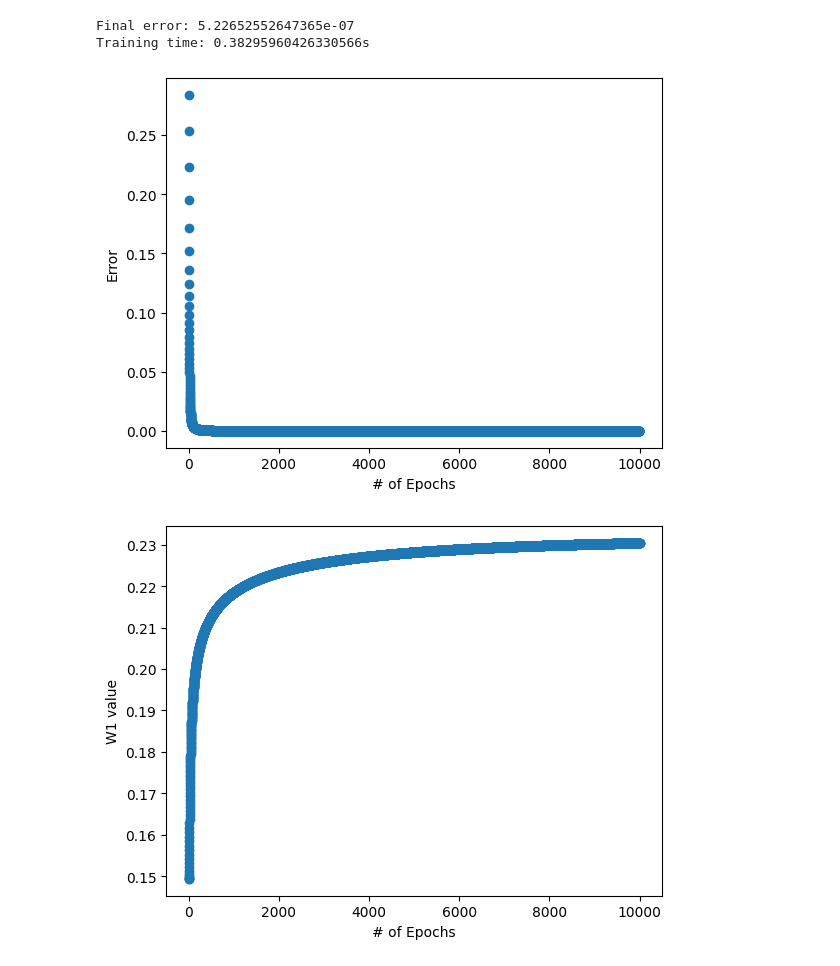
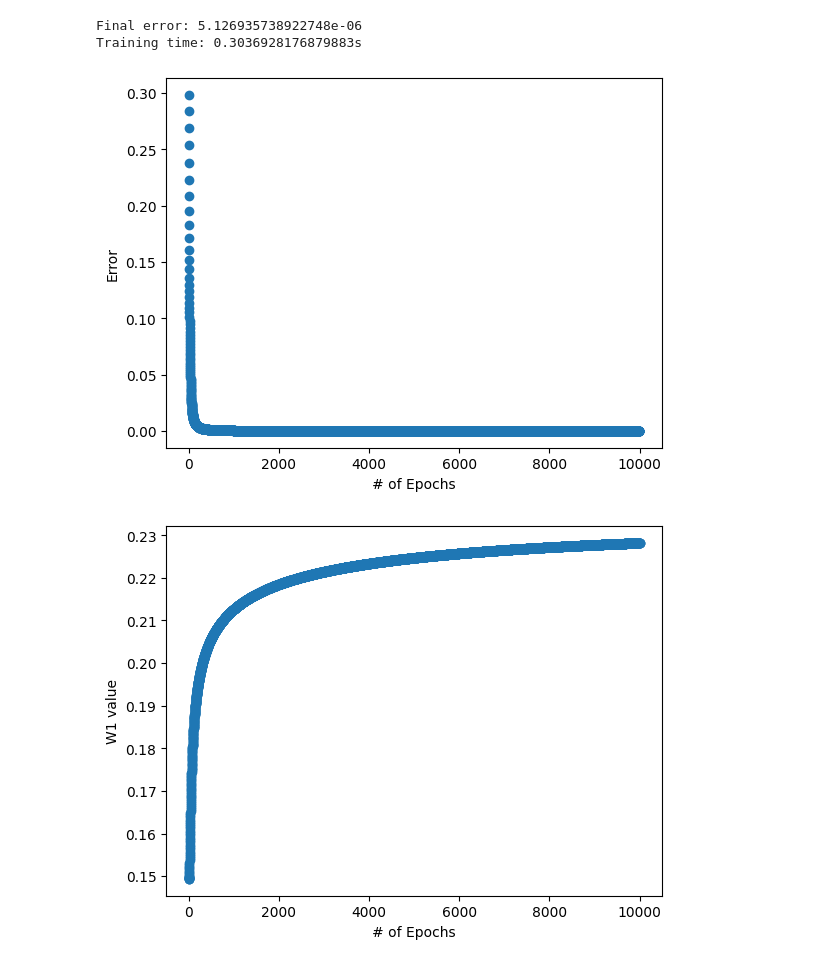
Before and after one commit to sophiastmn/ML_Labs, a Jupyter notebook: NeuralNetworks2.ipynb, the cells around one changed output. Drawn from its saved outputs; the diff is of its cells as text; code cells hidden in the pictures.

```diff
--- a/NeuralNetworks2.ipynb
+++ b/NeuralNetworks2.ipynb
@@ -150,10 +150,15 @@ class Perceptron:
 
 def trainNetwork(nn, points, trainingValues, lv, maxEpochs):
   continue_question = True;
+  #set the initial weights and bias
   nn.setWeights([[[0.15, 0.2], [0.25, 0.3]], [[0.4, 0.45], [0.5, 0.55]]]);
   nn.setBias([[0.35, 0.35], [0.6, 0.6]]);
+
+  #create the data holders
   errorData = [];
   w1Data = [];
+
+  #loop through each epoch and update data holders, check error to see if I should continue (if it's sufficiently low, stop early)
   for i in range(maxEpochs):
     error1 = epoch(nn, points, trainingValues, lv);
     errorData.append(error1);
@@ -170,11 +175,15 @@ def calculateError(training, actual):
     return sum/len(training);
 
 def epoch(nn, points, trainingValues, lv):
-  for p in points:
-    a = nn.calculateOutputs(points);
-    error = calculateError(trainingValues, a[-1]);
-    wChange = nn.adjustWeights(a, trainingValues, lv, p);
-    bChange = nn.adjustBias(a, trainingValues, lv, p);
+  for i, p in enumerate(points):
+    #run the forward pass on the point
+    a = nn.calculateOutputs(p);
+    #calculate the error at the point
+    error = calculateError(trainingValues[i], a[-1]);
+
+    #run the backward pass on the point
+    wChange = nn.adjustWeights(a, trainingValues[i], lv, p);
+    bChange = nn.adjustBias(a, trainingValues[i], lv, p);
   return error;
 
 
@@ -192,37 +201,37 @@ def main():
   #give the training values
   trainingValues = [[0.01, 0.99]];
 
   #make a network
   nn = NeuralNetwork();
   nn.createPerceptrons([2, 2], points, [2, 2, 2]);
 
   #train the perceptron
   startTime = time.time();
   errorData, w1Data = trainNetwork(nn, points, trainingValues, learningVariable, maxEpochs);
   endTime = time.time();
   print(f"Final error: {errorData[-1]}");
   print(f"Training time: {endTime - startTime}s");
 
   #graph the error data
   plot.scatter([*range(maxEpochs)], errorData);
   plot.xlabel("# of Epochs");
   plot.ylabel("Error");
   plot.show();
 
   #graph the w1 data
   plot.scatter([*range(maxEpochs)], w1Data);
   plot.xlabel("# of Epochs");
   plot.ylabel("W1 value");
   plot.show();
 
 
 if __name__ == "__main__":
   main();
 # %% [output]
-Final error: 5.22652552647365e-07
-Training time: 0.38295960426330566s
+Final error: 5.126935738922748e-06
+Training time: 0.3036928176879883s
-[figure, old version]
+[figure, new version]
-[figure, old version]
+[figure, new version]
 # %%
 ############################################################# Problem #2 ###############################################################
 import random;
```
Also changed, not shown: parts of 1 cell of this notebook.
